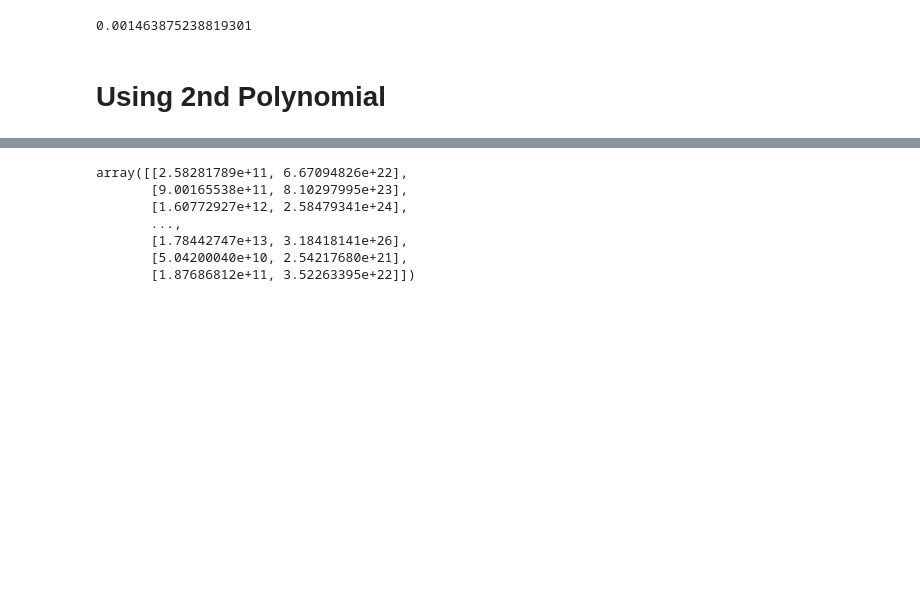
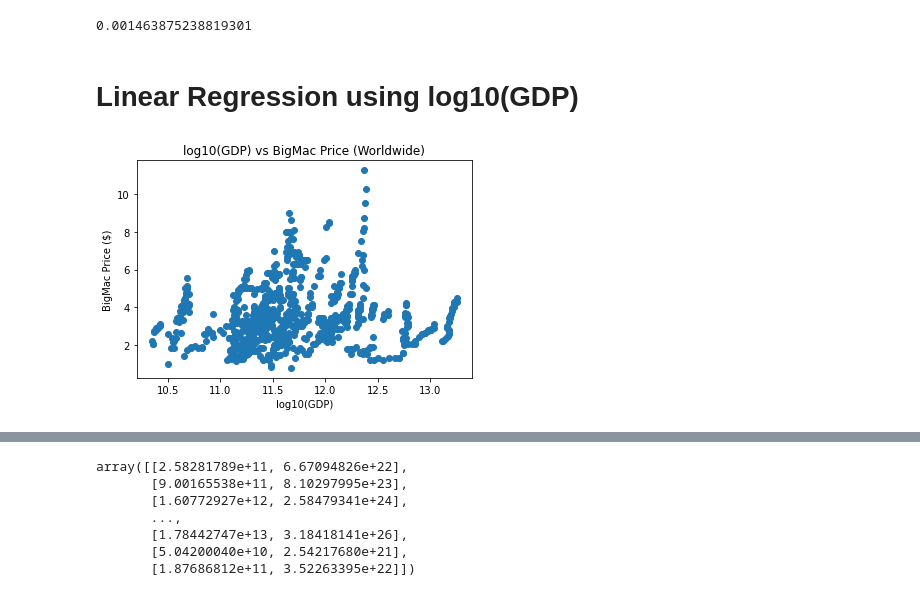
Before and after one commit to bolwerk-b/Final-Project, a Jupyter notebook: machine learning/Machine_Learning_three_regression_models-using_raw_GDP.ipynb, the cells around one changed output, grey strips where cells are left out. Saved outputs shown, nothing was run; the diff lists cells and outputs as text; code cells hidden in the pictures; blank space fills up the shorter version.

```diff
--- a/machine learning/Machine_Learning_three_regression_models-using_raw_GDP.ipynb
+++ b/machine learning/Machine_Learning_three_regression_models-using_raw_GDP.ipynb
@@ -129,5 +129,14 @@ print(model.intercept_)
 print(model.score(X,y))
 # %% [output]
 0.001463875238819301
-# %% [markdown]
-# Using 2nd Polynomial
+# %% [markdown]
+# Linear Regression using log10(GDP)
+# %%
+# Ploting the data as a scatter plot using GDP
+plt.scatter(df.GDP_log10, df.dollar_price)
+plt.xlabel('log10(GDP)')
+plt.ylabel('BigMac Price ($)')
+plt.title('log10(GDP) vs BigMac Price (Worldwide)')
+plt.show()
+# %% [output]
+[figure, added]
```
Also changed, not shown: parts of 14 cells of this notebook.
